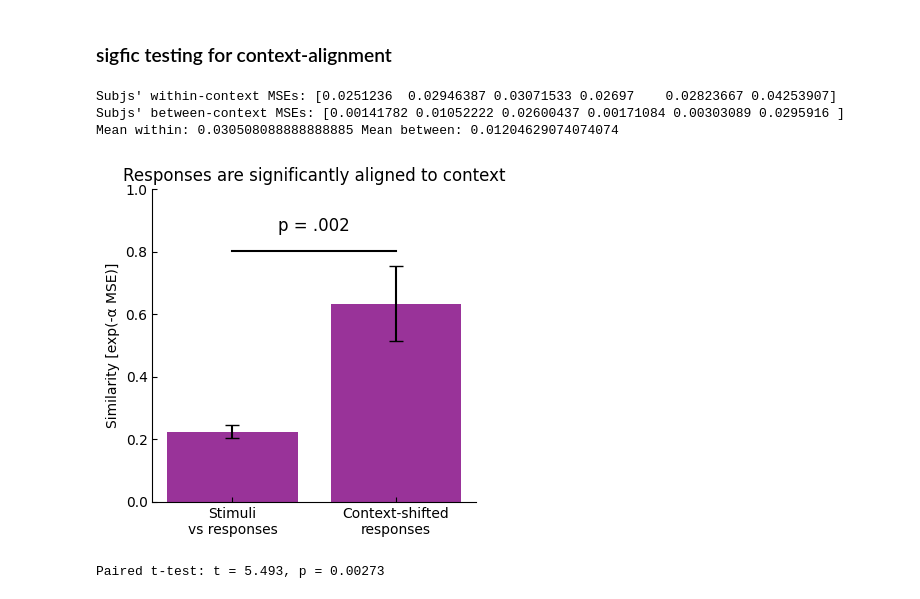
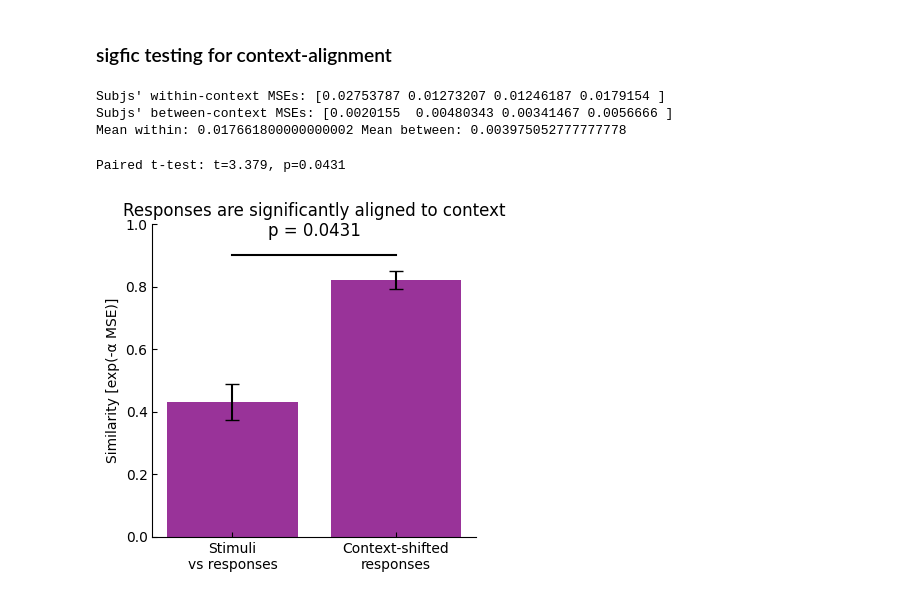
Before and after one commit to siyer7/asymmetry_design, a Jupyter notebook: code/python/beh_boundary_v2.ipynb, the cells around one changed output. Cells and saved outputs as stored; diff of their text form; code cells hidden in the pictures.

```diff
--- a/code/python/beh_boundary_v2.ipynb
+++ b/code/python/beh_boundary_v2.ipynb
@@ -20,6 +20,10 @@ mpl.rcParams['axes.spines.top'] = False
 mpl.rcParams['axes.spines.right'] = False
 # %%
 df_clean = pd.read_csv('../../results/psychopy/all_subjs_v2.csv')
+
+# subj_mapping = {'kahini': 1.1, 'renee': 1.11, 'daria': 1.111, 'sienna': 1.1111}
+df_clean = df_clean[df_clean['subj'].isin([1.1, 1.11, 1.111, 1.1111])].copy()
+# df_clean = df_clean[~df_clean['subj'].isin([1.1, 1.11, 1.111, 1.1111])].copy()
 
 df_view = df_clean.drop_duplicates(subset=['condition', 'true_boundary'])
 df_view[['subj', 'condition', 'true_boundary', 'target_boundary',
@@ -293,49 +297,48 @@ print('Subjs\' within-context MSEs:', all_within_MSEs)
 print('Subjs\' between-context MSEs:', all_between_MSEs)
 print('Mean within:', all_within_MSEs.mean(), 'Mean between:', all_between_MSEs.mean())
 # %% [output]
-Subjs' within-context MSEs: [0.0251236  0.02946387 0.03071533 0.02697    0.02823667 0.04253907]
-Subjs' between-context MSEs: [0.00141782 0.01052222 0.02600437 0.00171084 0.00303089 0.0295916 ]
-Mean within: 0.030508088888888885 Mean between: 0.01204629074074074
+Subjs' within-context MSEs: [0.02753787 0.01273207 0.01246187 0.0179154 ]
+Subjs' between-context MSEs: [0.0020155  0.00480343 0.00341467 0.0056666 ]
+Mean within: 0.017661800000000002 Mean between: 0.003975052777777778
 # %%
 # --- Bar plot: Within vs Between context alignment MSEs ---
+t_stat, p_val = ttest_rel(all_within_MSEs, all_between_MSEs)
+print(f'Paired t-test: t={t_stat:.3f}, p={p_val:.3g}')
 fig, axs = plt.subplots(1, 1, figsize=(4, 4))
 axs = [axs]  # flatten for consistent indexing
 ax = 0
 
 alpha = 50  # adjust as needed for your scale
 test_means = np.exp(-alpha * all_within_MSEs)
 test_sds = np.exp(-alpha * all_between_MSEs)
 
 means = [test_means.mean(), test_sds.mean()]
 sems = [test_means.std() / np.sqrt(len(test_means)),
         test_sds.std() / np.sqrt(len(test_sds))]
 
 bars = axs[ax].bar([0, 1], means, yerr=sems, capsize=5, color=['purple', 'purple'], alpha=0.8)
 axs[ax].set(xticks=[0, 1], xticklabels=['Stimuli\nvs responses', 'Context-shifted\nresponses'], ylabel='Similarity [exp(-α MSE)]')
 axs[ax].grid(False)  # Remove grid
 axs[ax].set_title('Responses are significantly aligned to context')
 
 # Draw only horizontal line connecting bar tops
 bar_tops = [means[0] + sems[0], means[1] + sems[1]]
 line_y = max(bar_tops) + 0.05
 axs[ax].plot([0, 1], [line_y, line_y], color='black', linewidth=1.5)
 
 # Place stars just above the line, within plot area
-axs[ax].text(0.5, line_y + 0.05, 'p = .002', ha='center', va='bottom', fontsize=12)
+axs[ax].text(0.5, line_y + 0.05, f'p = {p_val:.3g}', ha='center', va='bottom', fontsize=12)
 
 # Increase ylim if needed to fit stars
 axs[ax].set_ylim(0, line_y + 0.005)
 axs[ax].set_ylim(0, 1)
 
 plt.tight_layout()
-plt.savefig('../../figs/ccn/beh-pt-context_similarity.svg', format='svg')
+# plt.savefig('../../figs/ccn/beh-pt-context_similarity.svg', format='svg')
 plt.show()
-
-t_stat, p_val = ttest_rel(all_within_MSEs, all_between_MSEs)
-print(f"Paired t-test: t = {t_stat:.3f}, p = {p_val:.3g}")
 # %% [output]
+Paired t-test: t=3.379, p=0.0431
-[figure, old version]
+[figure, new version]
-Paired t-test: t = 5.493, p = 0.00273
 # %%
 # fig, axs = plt.subplots(1, 3, figsize=(12, 3))
 # axs, ax = axs.flatten(), 0
```
Also changed, not shown: parts of 4 cells of this notebook, 4 other files.
